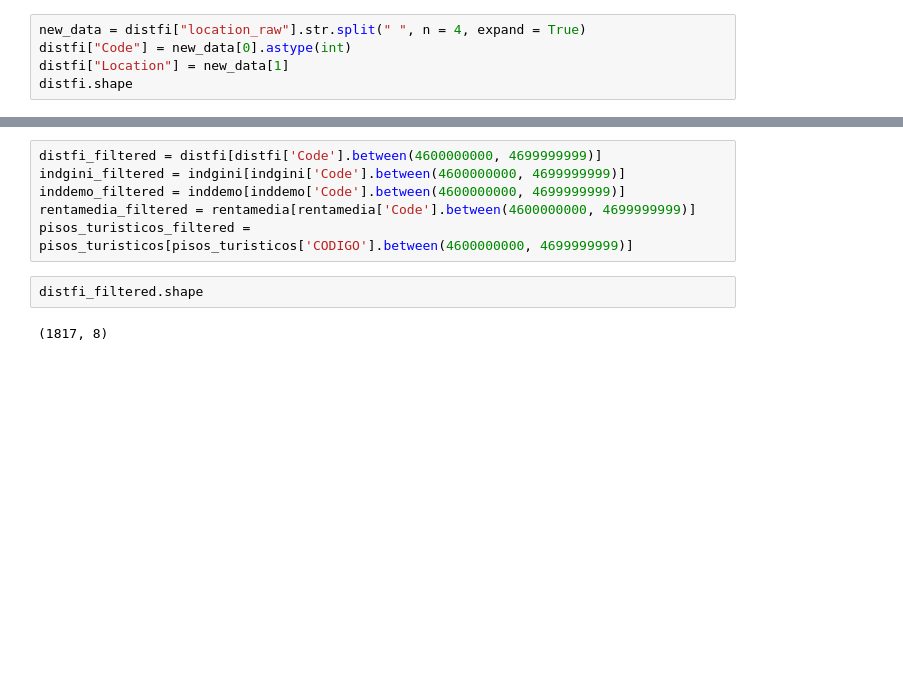
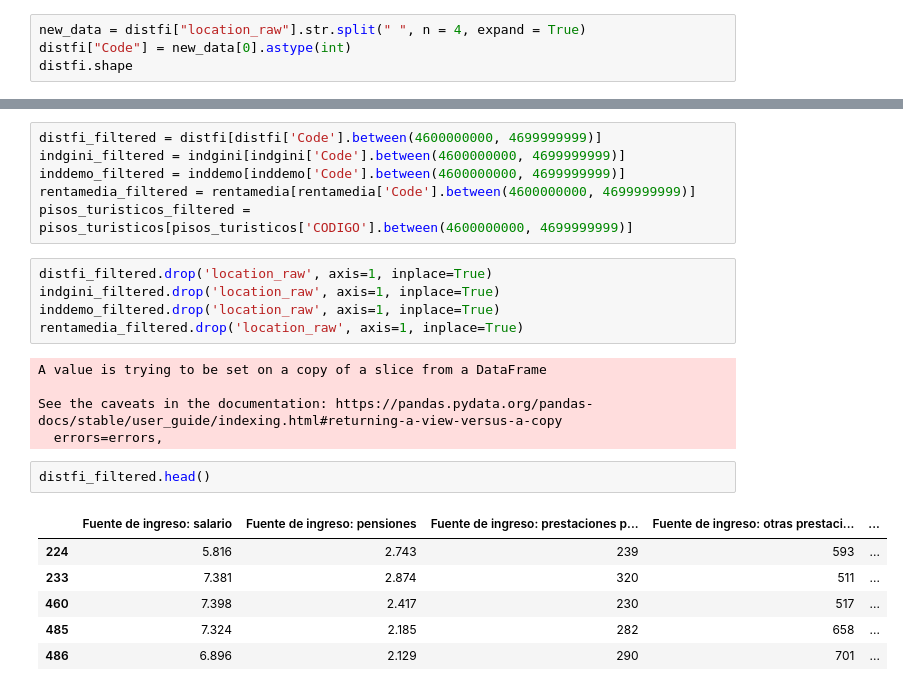
Before and after one commit to fbponz/tfm-jeff, a Jupyter notebook: datasets/data/Clean_data_and_create_dataset.ipynb, the cells around one changed output, grey strips where cells are left out. Cells and saved outputs as stored; diff of their text form; blank space fills up the shorter version.

```diff
--- a/datasets/data/Clean_data_and_create_dataset.ipynb
+++ b/datasets/data/Clean_data_and_create_dataset.ipynb
@@ -9,6 +9,5 @@ pisos_turisticos = pd.read_csv('exp_viv_turistica_tabla5_FEB2021.csv', sep=';',
 # %%
 new_data = distfi["location_raw"].str.split(" ", n = 4, expand = True)
 distfi["Code"] = new_data[0].astype(int)
-distfi["Location"] = new_data[1]
 distfi.shape
 # %% [output]
@@ -44,8 +40,23 @@ indgini_filtered = indgini[indgini['Code'].between(4600000000, 4699999999)]
 inddemo_filtered = inddemo[inddemo['Code'].between(4600000000, 4699999999)]
 rentamedia_filtered = rentamedia[rentamedia['Code'].between(4600000000, 4699999999)]
 pisos_turisticos_filtered = pisos_turisticos[pisos_turisticos['CODIGO'].between(4600000000, 4699999999)]
+# %%
+distfi_filtered.drop('location_raw', axis=1, inplace=True)
+indgini_filtered.drop('location_raw', axis=1, inplace=True)
+inddemo_filtered.drop('location_raw', axis=1, inplace=True)
+rentamedia_filtered.drop('location_raw', axis=1, inplace=True)
+# %% [output]
+A value is trying to be set on a copy of a slice from a DataFrame
+
+See the caveats in the documentation: https://pandas.pydata.org/pandas-docs/stable/user_guide/indexing.html#returning-a-view-versus-a-copy
+  errors=errors,
 # %%
-distfi_filtered.shape
+distfi_filtered.head()
 # %% [output]
-(1817, 8)
+|  | Fuente de ingreso: salario | Fuente de ingreso: pensiones | Fuente de ingreso: prestaciones p... | Fuente de ingreso: otras prestaci... | ... |
+| 224 | 5.816 | 2.743 | 239 | 593 | ... |
+| 233 | 7.381 | 2.874 | 320 | 511 | ... |
+| 460 | 7.398 | 2.417 | 230 | 517 | ... |
+| 485 | 7.324 | 2.185 | 282 | 658 | ... |
+| 486 | 6.896 | 2.129 | 290 | 701 | ... |
 # %%
```
Also changed, not shown: parts of 22 cells of this notebook, 1 other file.
